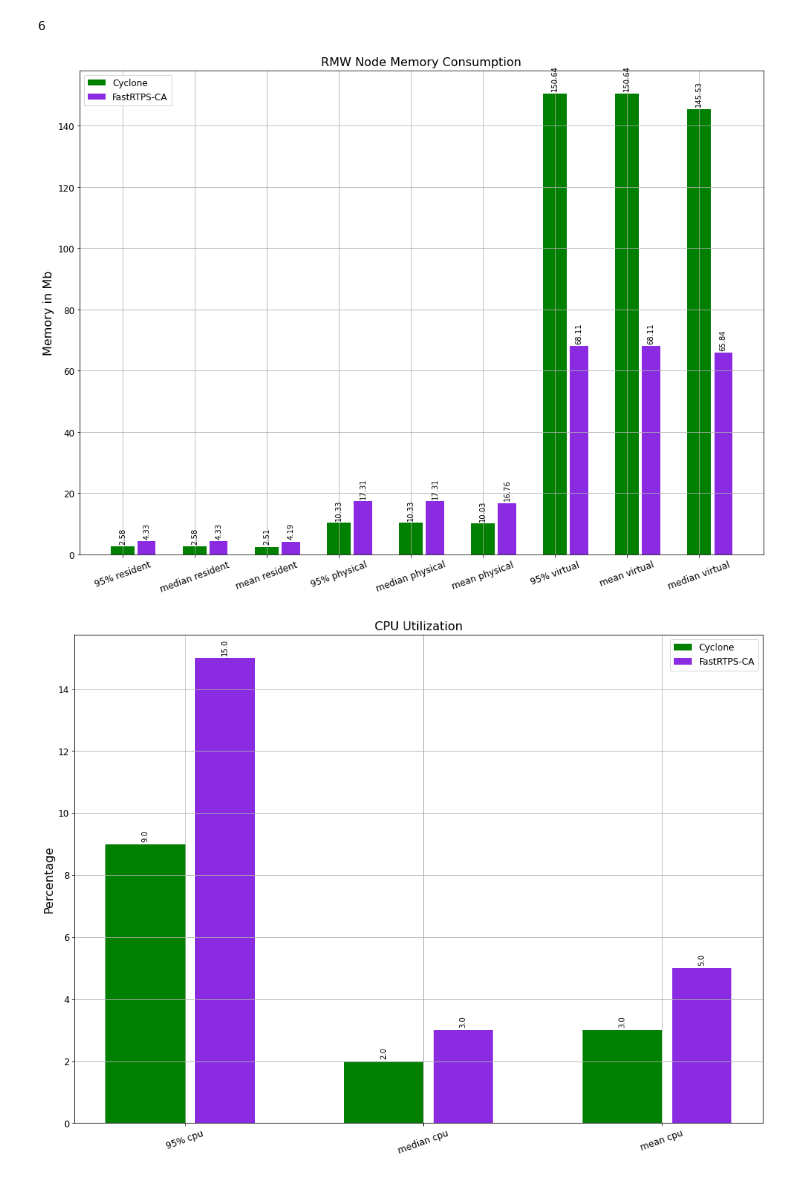
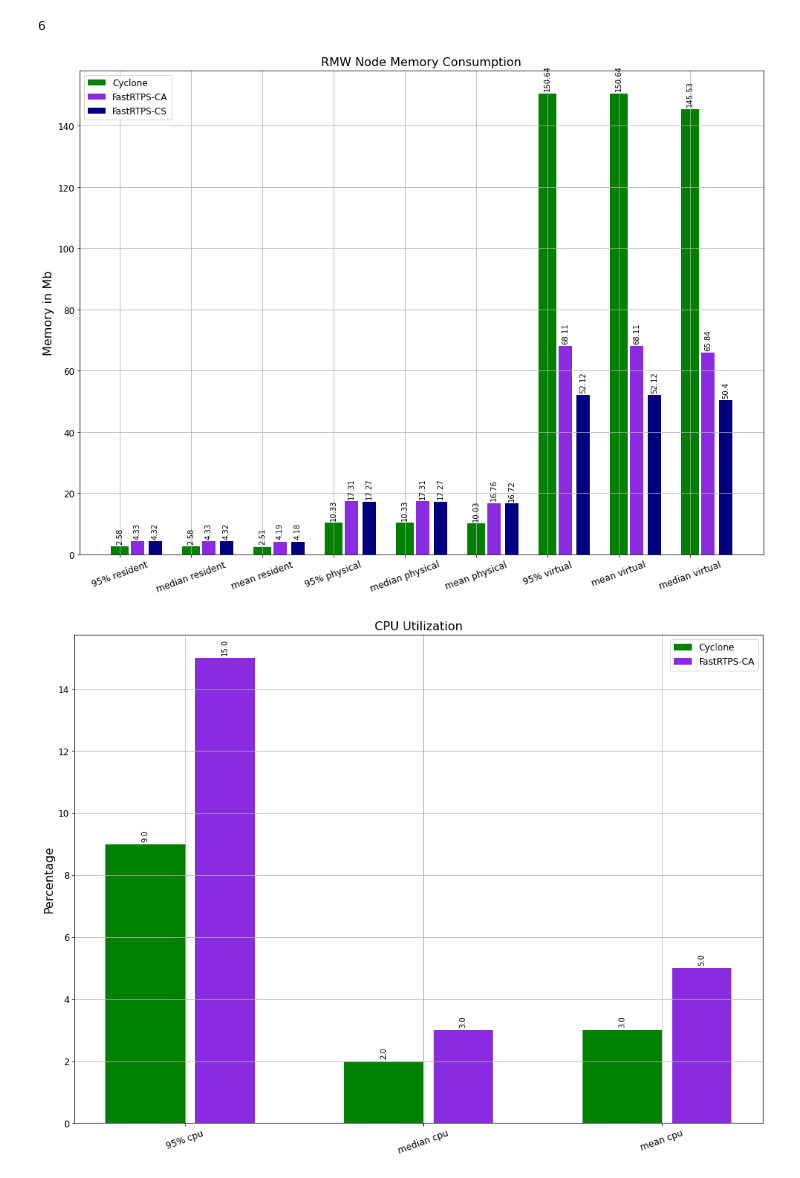
Before and after one commit to osrf/TSC-RMW-Reports, a Jupyter notebook: galactic/BuildFarmPlots.ipynb, the cells around one changed output. Drawn from its saved outputs; the diff is of its cells as text; code cells hidden in the pictures.

Commit message:
Testing first graph.

```diff
--- a/galactic/BuildFarmPlots.ipynb
+++ b/galactic/BuildFarmPlots.ipynb
@@ -6,11 +6,11 @@ import matplotlib.pyplot as plt
 # %%
 # Loading data from the previous notebook.
 # Essentially all we (fast_df["message_type"]==render[2])]did was boil down 250 files in five files.
-node_perf = pd.read_csv('node_perf.csv')
-sub_perf = pd.read_csv('sub_perf.csv')
-pub_perf = pd.read_csv('pub_perf.csv')
-network_perf = pd.read_csv('perf_network_results.csv')
-two_proc_network_perf = pd.read_csv('two_process_perf_network_results.csv')
+node_perf = pd.read_csv('./data/build_farm/node_perf.csv')
+sub_perf = pd.read_csv('./data/build_farm/sub_perf.csv')
+pub_perf = pd.read_csv('./data/build_farm/pub_perf.csv')
+network_perf = pd.read_csv('./data/build_farm/perf_network_results.csv')
+two_proc_network_perf = pd.read_csv('./data/build_farm/two_process_perf_network_results.csv')
 # %%
 #Give each vendor/flavor a color
 connext_c = "red"
@@ -38,7 +38,7 @@ fast_cs_rows = np.round(node_perf.iloc[3,target_cols].tolist(),2)
 fast_dcs_rows = np.round(node_perf.iloc[4,target_cols].tolist(),2)
 fast_ca_rows = np.round(node_perf.iloc[5,target_cols].tolist(),2)
 
-x = np.arange(len(x_labels))*3# 6 # the label locations each bar gets three units, fast is split three ways
+x = np.arange(len(x_labels))*4# 6 # the label locations each bar gets three units, fast is split three ways
 fast_width = 0.75  # the width of the bars, three together
 width = 1 # otherwise make them be a unit size
 
@@ -53,7 +53,7 @@ fig.set_size_inches(16.5,12)
 #fast_ca_rects = ax.bar(x+(2*width)+(fast_width*3)-0.25, fast_ca_rows, fast_width, label='FastRTPS-CA', color=fast_ca_c)
 cyclone_rects = ax.bar(x, cyclone_rows, width, label='Cyclone',color=cyclone_c)
 fast_ca_rects = ax.bar(x+width, fast_ca_rows, fast_width, label='FastRTPS-CA', color=fast_ca_c)
-
+fast_cs_rects = ax.bar(x+(2*width), fast_cs_rows, fast_width, label='FastRTPS-CS', color =fast_cs_c)
 
 
 font = { #'family' : 'sans-serif',
@@ -66,36 +66,36 @@ parameters = {'axes.labelsize': 16,
 plt.rcParams.update(parameters)
 
 
 # Add some text for labels, title and custom x-axis tick labels, etc.
 ax.set_ylabel('Memory in Mb')
 ax.set_title('RMW Node Memory Consumption')
 ax.set_xticks(x)
 ax.set_xticklabels(x_labels,rotation=20)
 ax.legend(loc="upper left")
 
 def autolabel(rects):
     """Attach a text label above each bar in *rects*, displaying its height."""
     for rect in rects:
         height = rect.get_height()
         ax.annotate('{}'.format(height),
                     xy=(rect.get_x() + rect.get_width() / 2, height),
                     xytext=(0, 3),  # 3 points vertical offset
                     textcoords="offset points",
                     fontsize =10,
                     ha='center', va='bottom',rotation=90)
 
 plt.grid()
 #autolabel(connext_rects)
 autolabel(cyclone_rects)
 #autolabel(fast_dca_rects)
-#autolabel(fast_cs_rects)
+autolabel(fast_cs_rects)
 #autolabel(fast_dcs_rects)
 autolabel(fast_ca_rects)
 
-plt.savefig("RMWMemoryConsumption.png")
+plt.savefig("./plots/BuildFarmRMWMemoryConsumption.png")
 plt.show()
 # %% [output]
-[figure, old version]
+[figure, new version]
 # %%
 target_cols = [9,10,11]
 x_labels = ["95% cpu","median cpu","mean cpu"]
```
Also changed, not shown: 2 other files.
